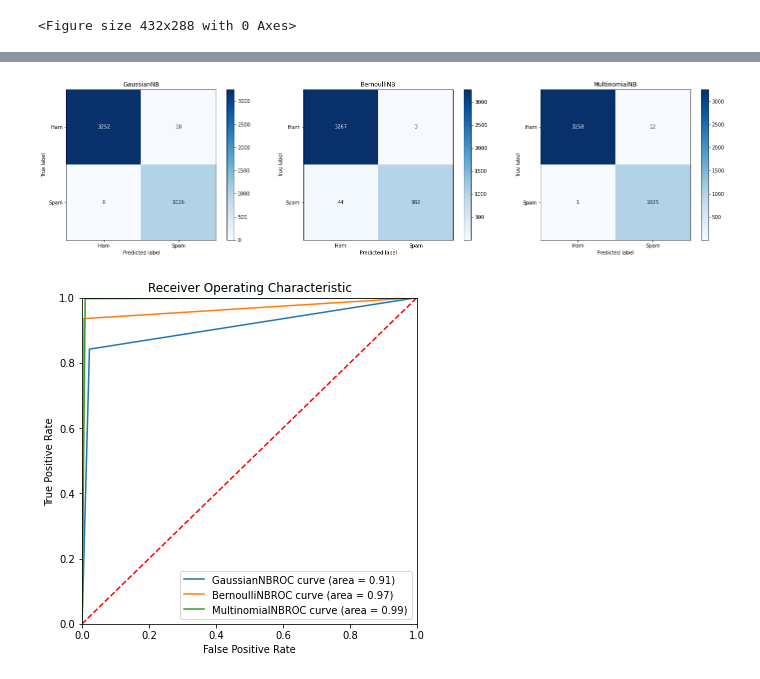
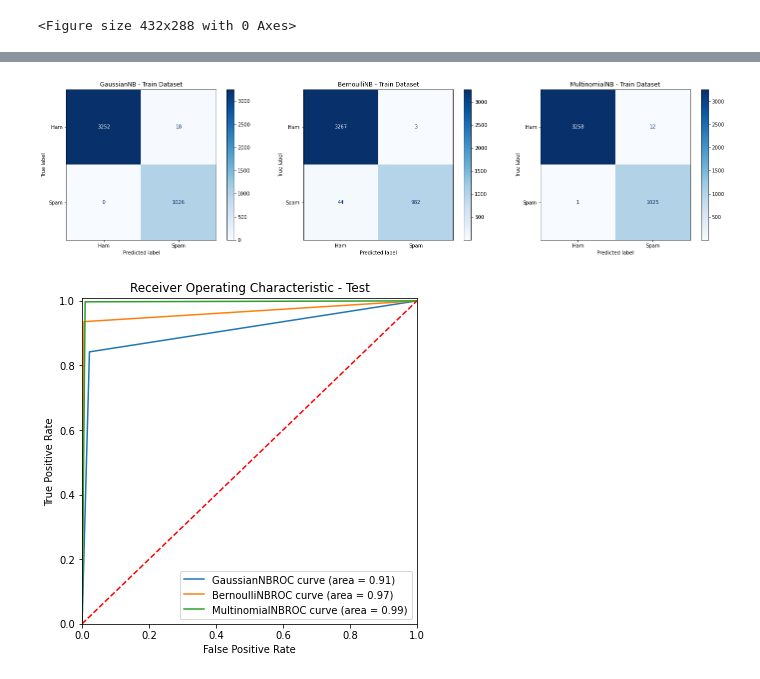
Before and after one commit to ashwinjohn3/Spam-Classifier, a Jupyter notebook: spam_classifier.ipynb, the cells around one changed output, grey strips where cells are left out. Drawn from its saved outputs; the diff is of its cells as text; code cells hidden in the pictures.

```diff
--- a/spam_classifier.ipynb
+++ b/spam_classifier.ipynb
@@ -257,33 +229,30 @@ for cls, ax in zip(classifiers, axes.flatten()):
                           ax=ax,
                           cmap='Blues',
                          display_labels=['Ham','Spam'])
-    ax.title.set_text(type(cls).__name__)
+    ax.title.set_text(f'{type(cls).__name__} - Train Dataset')
 plt.tight_layout()
 plt.show()
 # %% [output]
-[figure, old version]
+[figure, new version]
-# %%
-fpr, tpr, model_auc = [],[],[]
-def fpr_tpr(X,y):
-    for i in range(3):
-        y_pred = classifiers[i].predict(X)
-        t_fpr, t_tpr, thresholds = roc_curve(y, y_pred)
-        fpr.append(t_fpr)
-        tpr.append(t_tpr)
-        model_auc.append(auc(fpr1, tpr1))
 # %%
-fpr_tpr(X_test.toarray(), y_test)
-# plot the ROC curve
-plt.figure(figsize = [6,6])
-for i in range(len(fpr)):
-    plt.plot(fpr[i], tpr[i], label=f'{type(classifiers[i]).__name__}ROC curve (area = {model_auc[i]:0.2f})')
-plt.plot([0, 1], [0, 1],'r--')
-plt.xlim([0.0, 1.0])
-plt.ylim([0.0, 1.0])
-plt.xlabel('False Positive Rate')
-plt.ylabel('True Positive Rate')
-plt.title('Receiver Operating Characteristic')
-plt.legend(loc="lower right")
-plt.show()
+fpr, tpr, model_auc = [],[],[]
+def fpr_tpr(X,y, model_name):
+    # plot the ROC curve
+    plt.figure(figsize = [6,6])
+    for i in range(3):
+        y_pred = classifiers[i].predict(X)
+        fpr, tpr, thresholds = roc_curve(y, y_pred)
+        model_auc = auc(fpr, tpr)
+        plt.plot(fpr, tpr, label=f'{type(classifiers[i]).__name__}ROC curve (area = {model_auc:0.2f})')
+    plt.plot([0, 1], [0, 1],'r--')
+    plt.xlim([0.0, 1.0])
+    plt.ylim([0.0, 1.01])
+    plt.xlabel('False Positive Rate')
+    plt.ylabel('True Positive Rate')
+    plt.title(f'Receiver Operating Characteristic - {model_name}')
+    plt.legend(loc="lower right")
+    plt.show()
-# %% [output]
-[figure, removed]
+# %%
+fpr_tpr(X_test.toarray(), y_test, 'Test')
+# %% [output]
+[figure, added]
```
Also changed, not shown: parts of 5 cells of this notebook.
